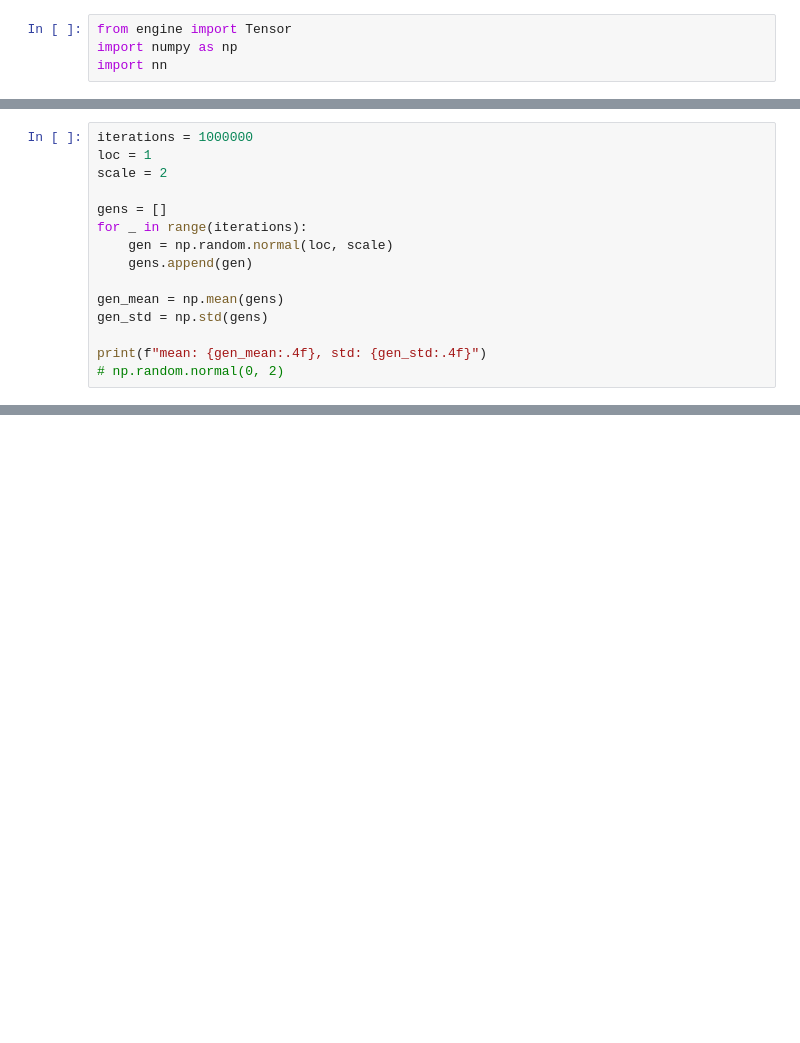
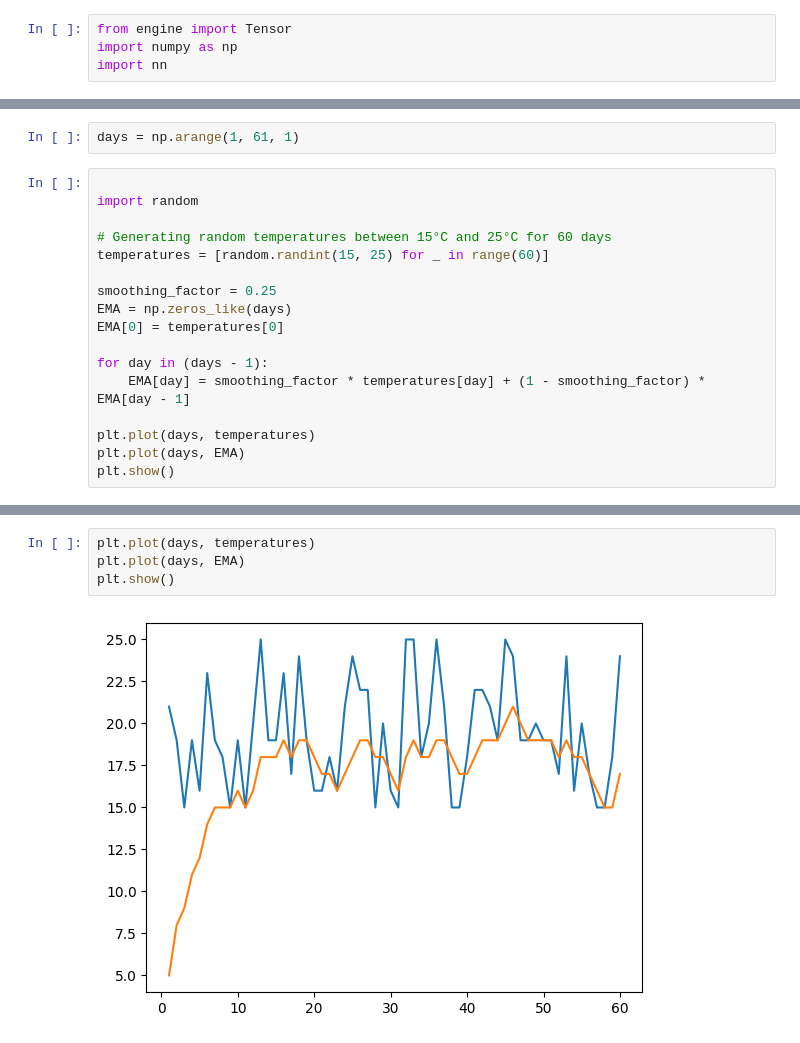
Before and after one commit to cmsolson75/nanograd, a Jupyter notebook: SimpleTests.ipynb, the cells around one changed output, grey strips where cells are left out. Cells and saved outputs as stored; diff of their text form; blank space fills up the shorter version.

```diff
--- a/SimpleTests.ipynb
+++ b/SimpleTests.ipynb
@@ -266,15 +4,0 @@ array([[2.8674028 , 1.52473784]])
-# %%
-iterations = 1000000
-loc = 1
-scale = 2
-
-gens = []
-for _ in range(iterations):
-    gen = np.random.normal(loc, scale)
-    gens.append(gen)
-
-gen_mean = np.mean(gens)
-gen_std = np.std(gens)
-
-print(f"mean: {gen_mean:.4f}, std: {gen_std:.4f}")
-# np.random.normal(0, 2)
@@ -722,0 +117,19 @@ np.random.randn(16, 16).reshape(16 * 16).shape
+# %%
+days = np.arange(1, 61, 1)
+# %%
+
+import random
+
+# Generating random temperatures between 15°C and 25°C for 60 days
+temperatures = [random.randint(15, 25) for _ in range(60)]
+
+smoothing_factor = 0.25
+EMA = np.zeros_like(days)
+EMA[0] = temperatures[0]
+
+for day in (days - 1):
+    EMA[day] = smoothing_factor * temperatures[day] + (1 - smoothing_factor) * EMA[day - 1]
+
+plt.plot(days, temperatures)
+plt.plot(days, EMA)
+plt.show()
@@ -722,0 +156,6 @@ np.random.randn(16, 16).reshape(16 * 16).shape
+# %%
+plt.plot(days, temperatures)
+plt.plot(days, EMA)
+plt.show()
+# %% [output]
+[figure, added]
```
Also changed, not shown: parts of 85 cells of this notebook, 3 other files.
